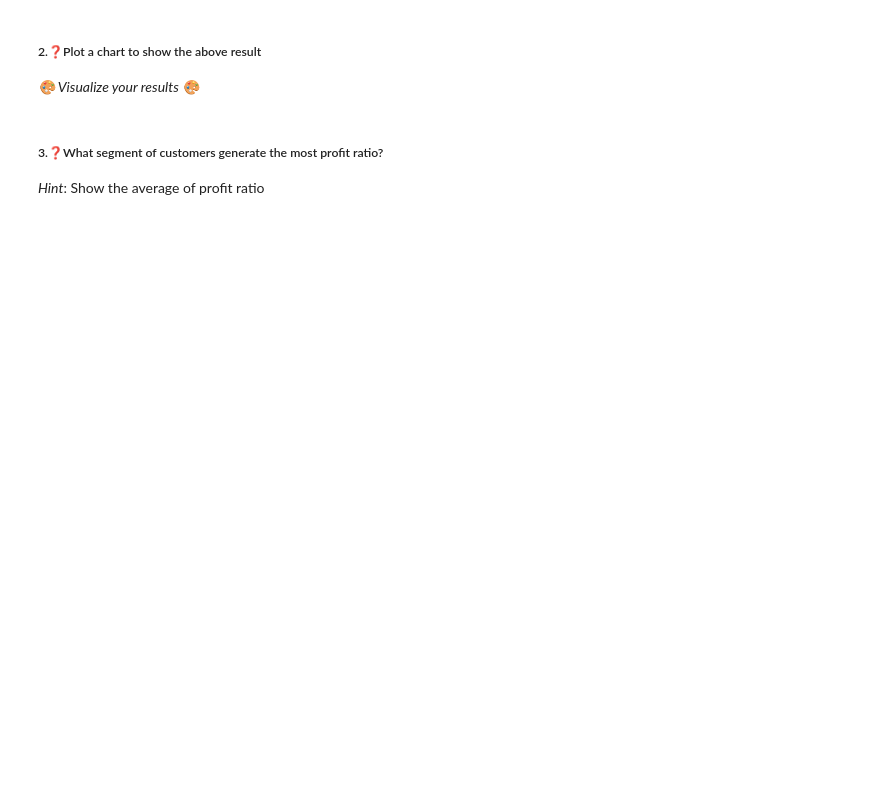
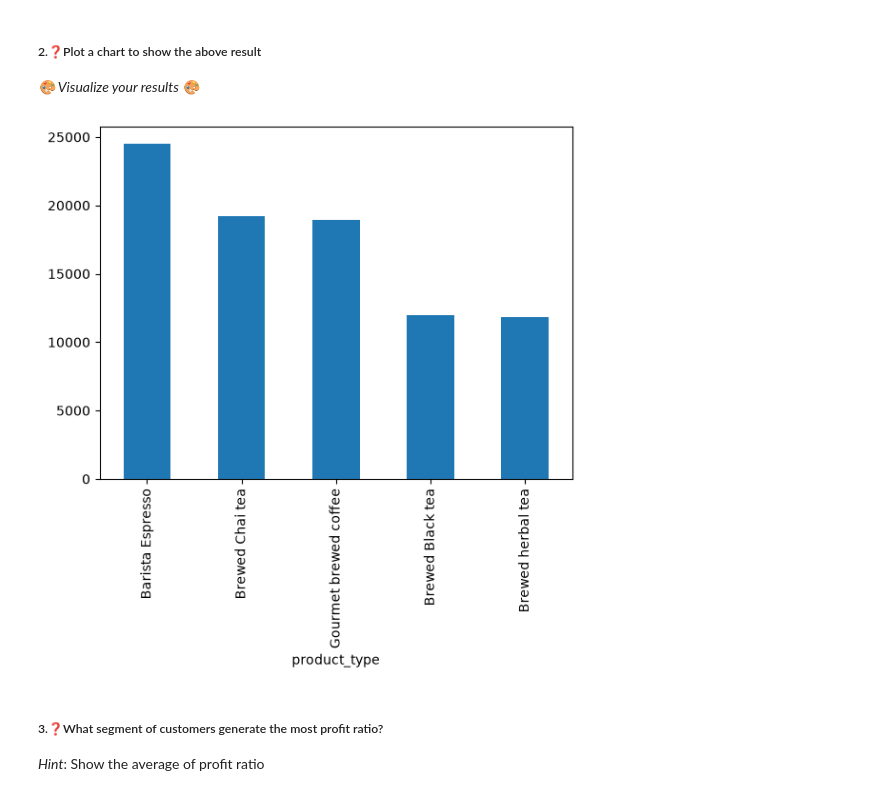
Before and after one commit to Meqdad-25/labs_projects, a Jupyter notebook: labs/3.13 Data Exploration Lab/Lab_Data_Exploration_Python-HMA-v.2.1.ipynb, the cells around one changed output. Cells and saved outputs as stored; diff of their text form; code cells hidden in the pictures; blank space fills up the shorter version.

```diff
--- a/labs/3.13 Data Exploration Lab/Lab_Data_Exploration_Python-HMA-v.2.1.ipynb
+++ b/labs/3.13 Data Exploration Lab/Lab_Data_Exploration_Python-HMA-v.2.1.ipynb
@@ -196,6 +481,10 @@ In this section explore the coffee shop data to answer the following questions :
 ##### 2.❓Plot a chart to show the above result
 
 _🎨 Visualize your results 🎨_
+# %%
+coffee_df.groupby('product_type')['profit'].sum().sort_values(ascending = False).head(5).plot(kind = 'bar');
+# %% [output]
+[figure, added]
 # %% [markdown]
 ##### 3.❓What segment of customers generate the most profit ratio?
 
```
Also changed, not shown: parts of 48 cells of this notebook.
